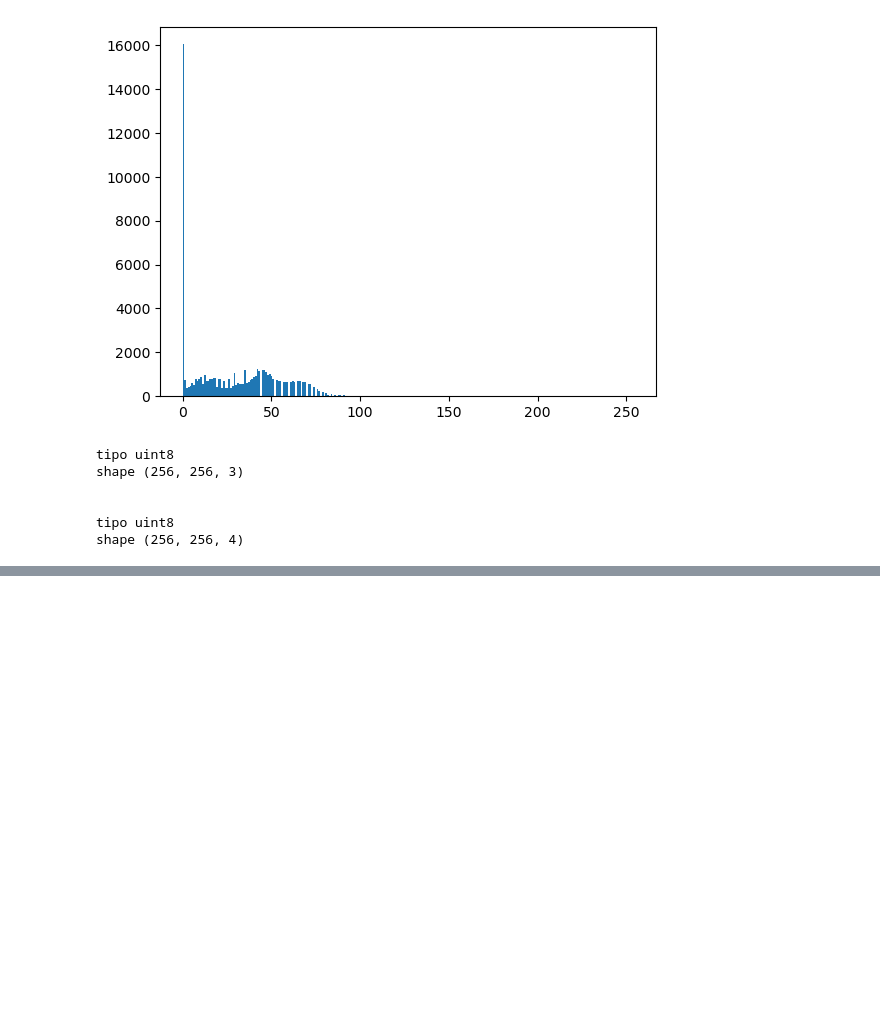
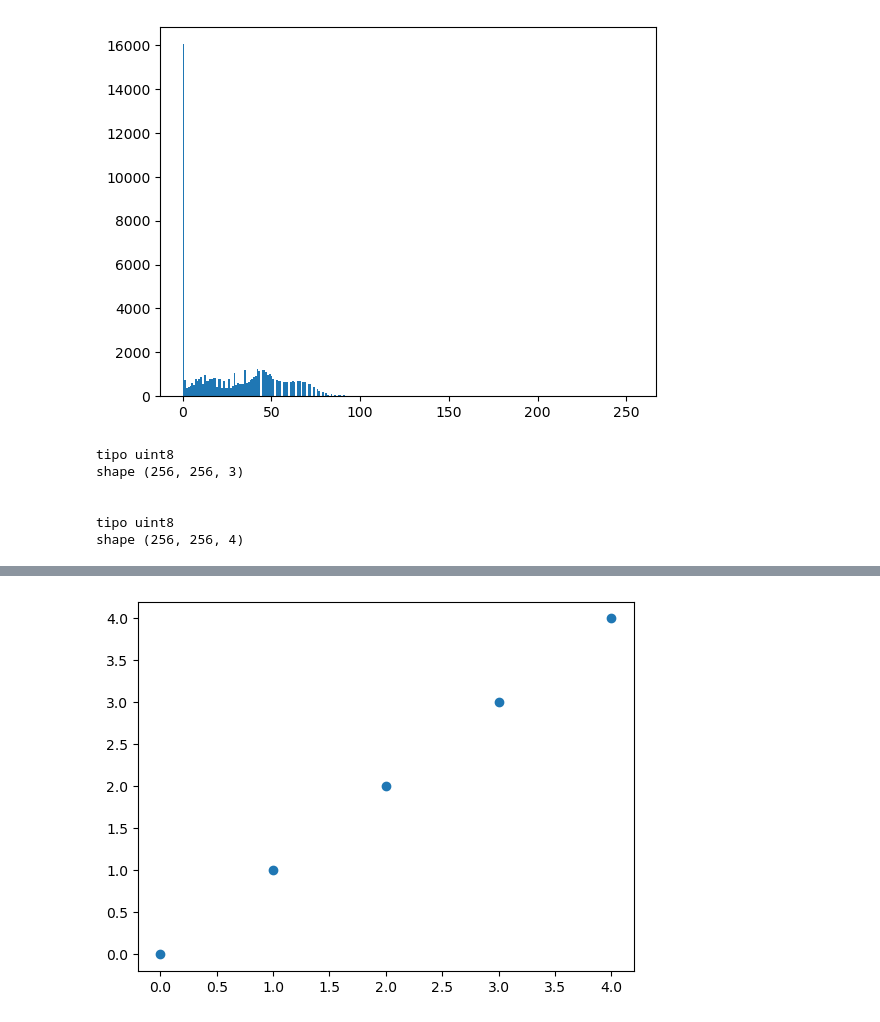
Before and after one commit to mau0414/visao-computacional, a Jupyter notebook: modulo1-conceitos_pdi_python/leitura_manipulacao_imgs.ipynb, the cells around one changed output, grey strips where cells are left out. Cells and saved outputs as stored; diff of their text form; code cells hidden in the pictures; blank space fills up the shorter version.

```diff
--- a/modulo1-conceitos_pdi_python/leitura_manipulacao_imgs.ipynb
+++ b/modulo1-conceitos_pdi_python/leitura_manipulacao_imgs.ipynb
@@ -106,0 +133,12 @@ shape (256, 256, 4)
+# %%
+# para visualizar evolucao de algo ao longo do tempo
+x =[]
+for i in range(5):
+    x.append(i)
+    fig, ax = plt.subplots()
+    ax.scatter(x, x) # scatter eh um grafico de pontos (recebe array_pontosx, array_pontosy)
+    plt.close() # fecha plot automatico gerado pelo ax.scatter
+    display.clear_output(wait=True) # wait da um delay para excluir imagem anterior, o que mostra evolucao (animacao simples)
+    display.display(fig)
+# %% [output]
+[figure, added]
```
Also changed, not shown: parts of 4 cells of this notebook, 2 other files.
